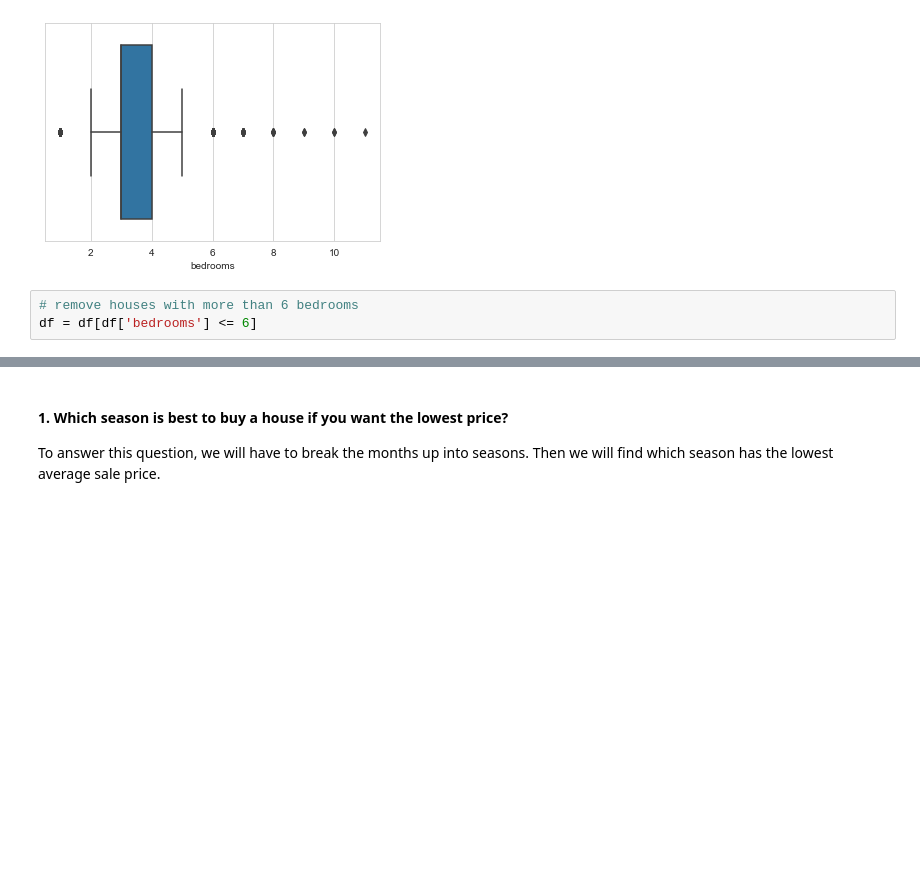
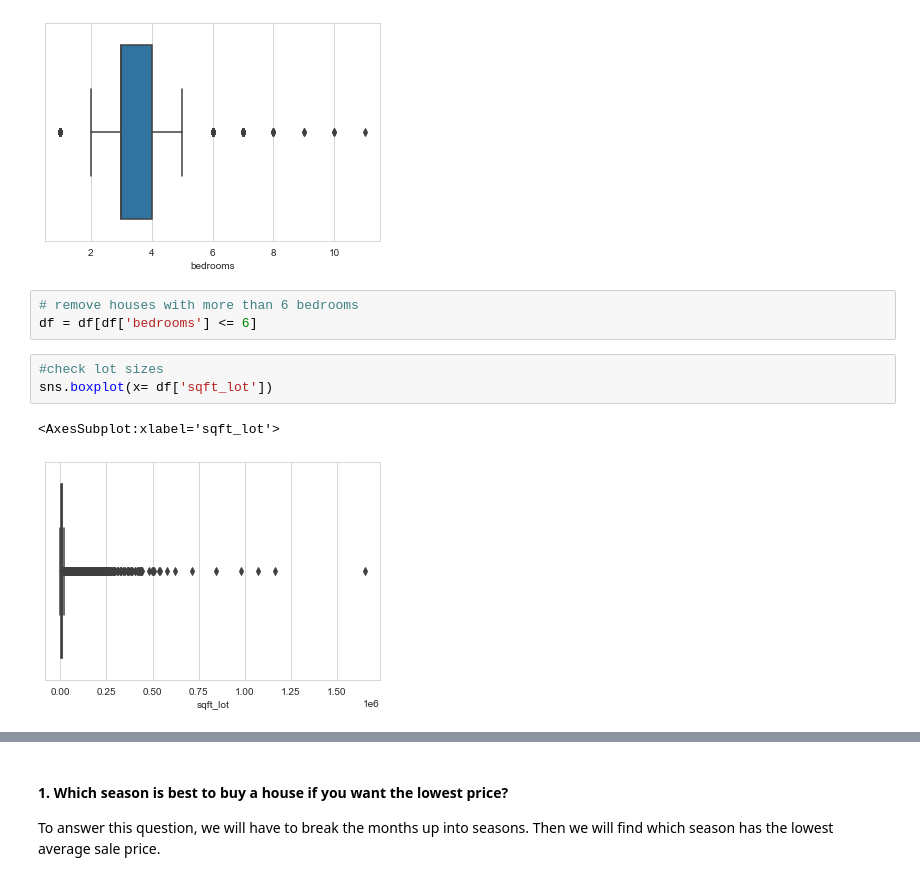
Before and after one commit to cassnutt/Housing_price_predictions, a Jupyter notebook: EDA Notebook.ipynb, the cells around one changed output, grey strips where cells are left out. Saved outputs shown, nothing was run; the diff lists cells and outputs as text; blank space fills up the shorter version.

```diff
--- a/EDA Notebook.ipynb
+++ b/EDA Notebook.ipynb
@@ -358,3 +358,9 @@ sns.boxplot(x= df['bedrooms'])
 # %%
 # remove houses with more than 6 bedrooms
 df = df[df['bedrooms'] <= 6]
+# %%
+#check lot sizes
+sns.boxplot(x= df['sqft_lot'])
+# %% [output]
+<AxesSubplot:xlabel='sqft_lot'>
+[figure, added]
```
Also changed, not shown: parts of 86 cells of this notebook, 2 other files.
